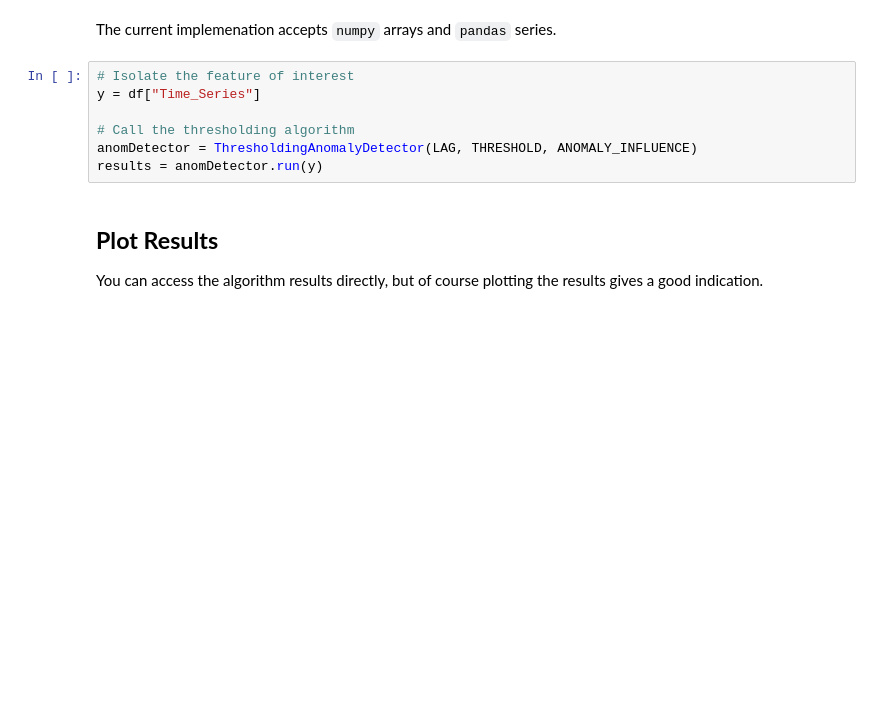
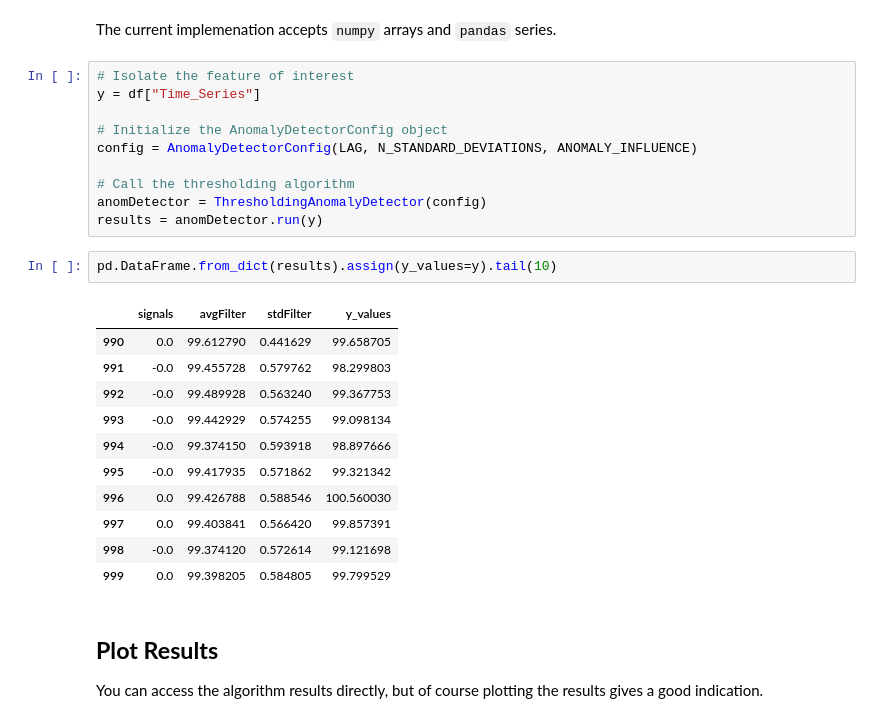
Before and after one commit to jSwords91/effective-anomaly-detection-algorithm, a Jupyter notebook: example.ipynb, the cells around one changed output. Saved outputs shown, nothing was run; the diff lists cells and outputs as text; blank space fills up the shorter version.

```diff
--- a/example.ipynb
+++ b/example.ipynb
@@ -45,9 +51,26 @@ The current implemenation accepts `numpy` arrays and `pandas` series.
 # Isolate the feature of interest
 y = df["Time_Series"]
 
+# Initialize the AnomalyDetectorConfig object
+config = AnomalyDetectorConfig(LAG, N_STANDARD_DEVIATIONS, ANOMALY_INFLUENCE)
+
 # Call the thresholding algorithm
-anomDetector = ThresholdingAnomalyDetector(LAG, THRESHOLD, ANOMALY_INFLUENCE)
+anomDetector = ThresholdingAnomalyDetector(config)
 results = anomDetector.run(y)
+# %%
+pd.DataFrame.from_dict(results).assign(y_values=y).tail(10)
+# %% [output]
+|  | signals | avgFilter | stdFilter | y_values |
+| 990 | 0.0 | 99.612790 | 0.441629 | 99.658705 |
+| 991 | -0.0 | 99.455728 | 0.579762 | 98.299803 |
+| 992 | -0.0 | 99.489928 | 0.563240 | 99.367753 |
+| 993 | -0.0 | 99.442929 | 0.574255 | 99.098134 |
+| 994 | -0.0 | 99.374150 | 0.593918 | 98.897666 |
+| 995 | -0.0 | 99.417935 | 0.571862 | 99.321342 |
+| 996 | 0.0 | 99.426788 | 0.588546 | 100.560030 |
+| 997 | 0.0 | 99.403841 | 0.566420 | 99.857391 |
+| 998 | -0.0 | 99.374120 | 0.572614 | 99.121698 |
+| 999 | 0.0 | 99.398205 | 0.584805 | 99.799529 |
 # %% [markdown]
 ## **Plot Results**
 
```
Also changed, not shown: parts of 10 cells of this notebook, 4 other files.
